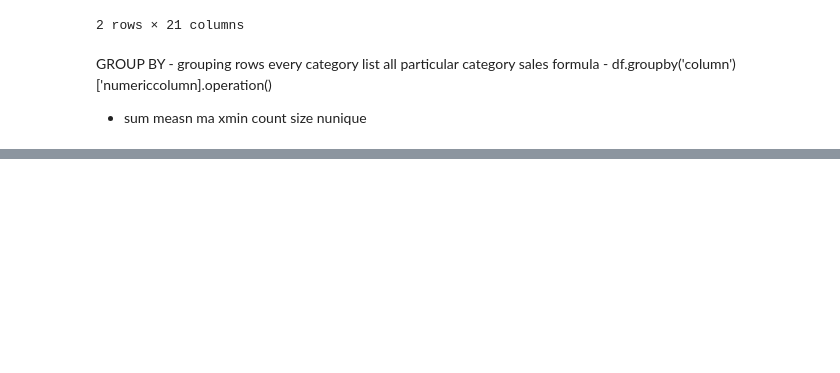
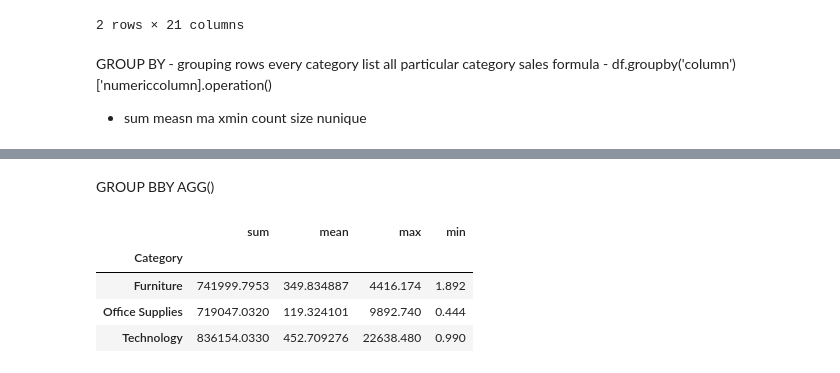
Before and after one commit to Deepanshu-8126/Pandas, a Jupyter notebook: pandas_july_oneshot_rev.ipynb, the cells around one changed output, grey strips where cells are left out. Cells and saved outputs as stored; diff of their text form; code cells hidden in the pictures; blank space fills up the shorter version.

```diff
--- a/pandas_july_oneshot_rev.ipynb
+++ b/pandas_july_oneshot_rev.ipynb
@@ -757,0 +792,18 @@ Name: Sales, dtype: float64
+# %% [markdown]
+GROUP BBY AGG()
+# %%
+df.groupby('Category')['Sales'].sum()
+# simple group by
+# but calculate average sales , total sales , max sales then use aggreagate function
+# list of max min total
+
+# -- every category total sales , average sales , max sales
+df.groupby("Category")["Sales"].agg(
+    ["sum","mean","max","min"]
+)
+# %% [output]
+|  | sum | mean | max | min |
+| Category |  |  |  |  |
+| Furniture | 741999.7953 | 349.834887 | 4416.174 | 1.892 |
+| Office Supplies | 719047.0320 | 119.324101 | 9892.740 | 0.444 |
+| Technology | 836154.0330 | 452.709276 | 22638.480 | 0.990 |
```
Also changed, not shown: parts of 4 cells of this notebook.
